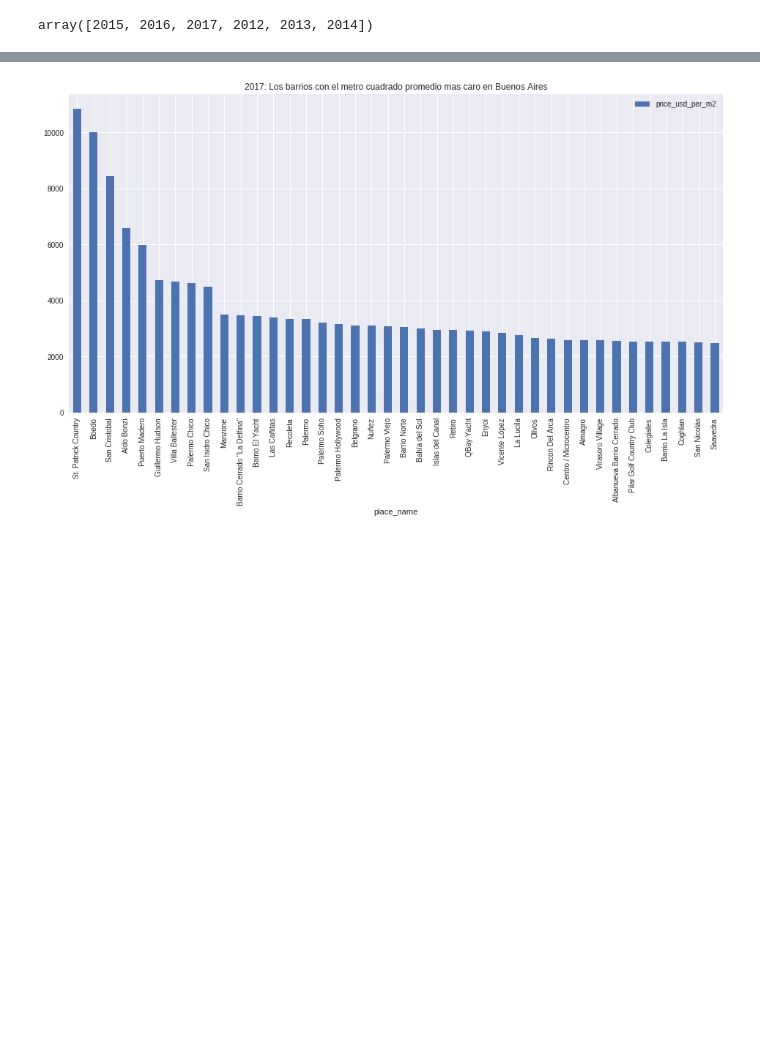
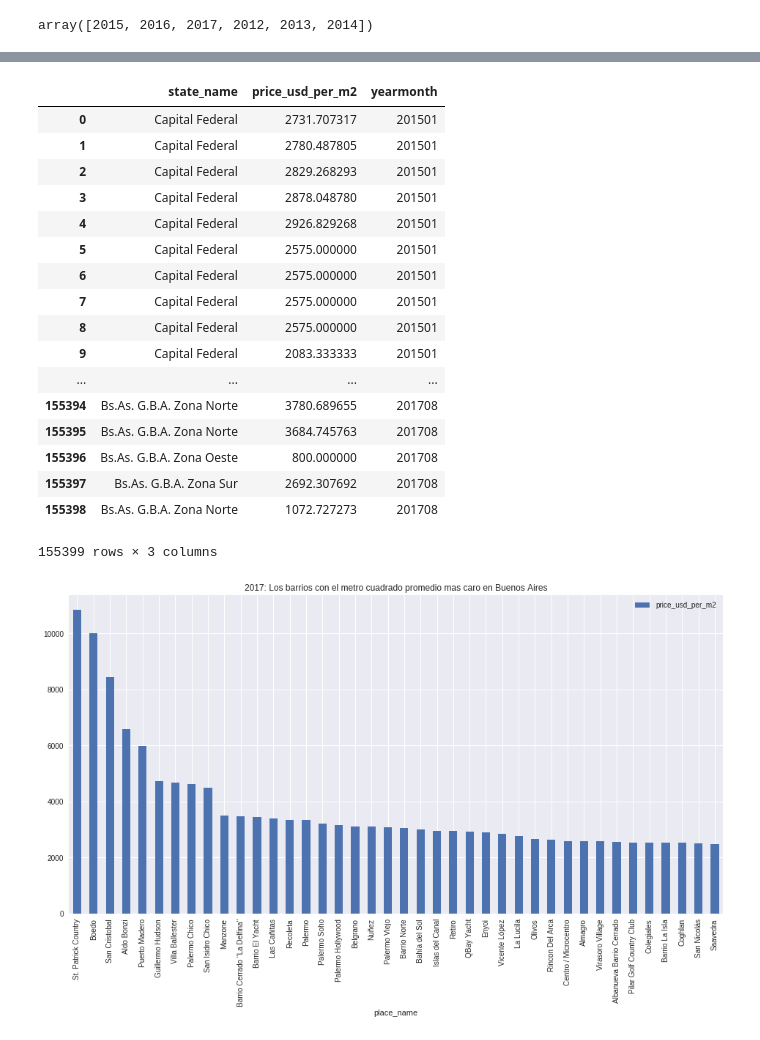
Before and after one commit to ariel55/survivingdata, a Jupyter notebook: Tp1_sherly.ipynb, the cells around one changed output, grey strips where cells are left out. Cells and saved outputs as stored; diff of their text form; code cells hidden in the pictures; blank space fills up the shorter version.

```diff
--- a/Tp1_sherly.ipynb
+++ b/Tp1_sherly.ipynb
@@ -519,3 +599,24 @@ array(['Bs.As. G.B.A. Zona Oeste', 'Bs.As. G.B.A. Zona Sur',
+# %%
+visualizacion
+# %% [output]
+|  | state_name | price_usd_per_m2 | yearmonth |
+| 0 | Capital Federal | 2731.707317 | 201501 |
+| 1 | Capital Federal | 2780.487805 | 201501 |
+| 2 | Capital Federal | 2829.268293 | 201501 |
+| 3 | Capital Federal | 2878.048780 | 201501 |
+| 4 | Capital Federal | 2926.829268 | 201501 |
+| 5 | Capital Federal | 2575.000000 | 201501 |
+| 6 | Capital Federal | 2575.000000 | 201501 |
+| 7 | Capital Federal | 2575.000000 | 201501 |
+| 8 | Capital Federal | 2575.000000 | 201501 |
+| 9 | Capital Federal | 2083.333333 | 201501 |
+| ... | ... | ... | ... |
+| 155394 | Bs.As. G.B.A. Zona Norte | 3780.689655 | 201708 |
+| 155395 | Bs.As. G.B.A. Zona Norte | 3684.745763 | 201708 |
+| 155396 | Bs.As. G.B.A. Zona Oeste | 800.000000 | 201708 |
+| 155397 | Bs.As. G.B.A. Zona Sur | 2692.307692 | 201708 |
+| 155398 | Bs.As. G.B.A. Zona Norte | 1072.727273 | 201708 |
+155399 rows × 3 columns
 # %%
 #publicacion_Total["date"] = pd.to_datetime(publicacion_Total.created_on, format="%Y-%m-%d")
 #publicacion_Total["month"] = publicacion_Total["date"].apply(lambda x: x.month)
```
Also changed, not shown: parts of 5 cells of this notebook.
